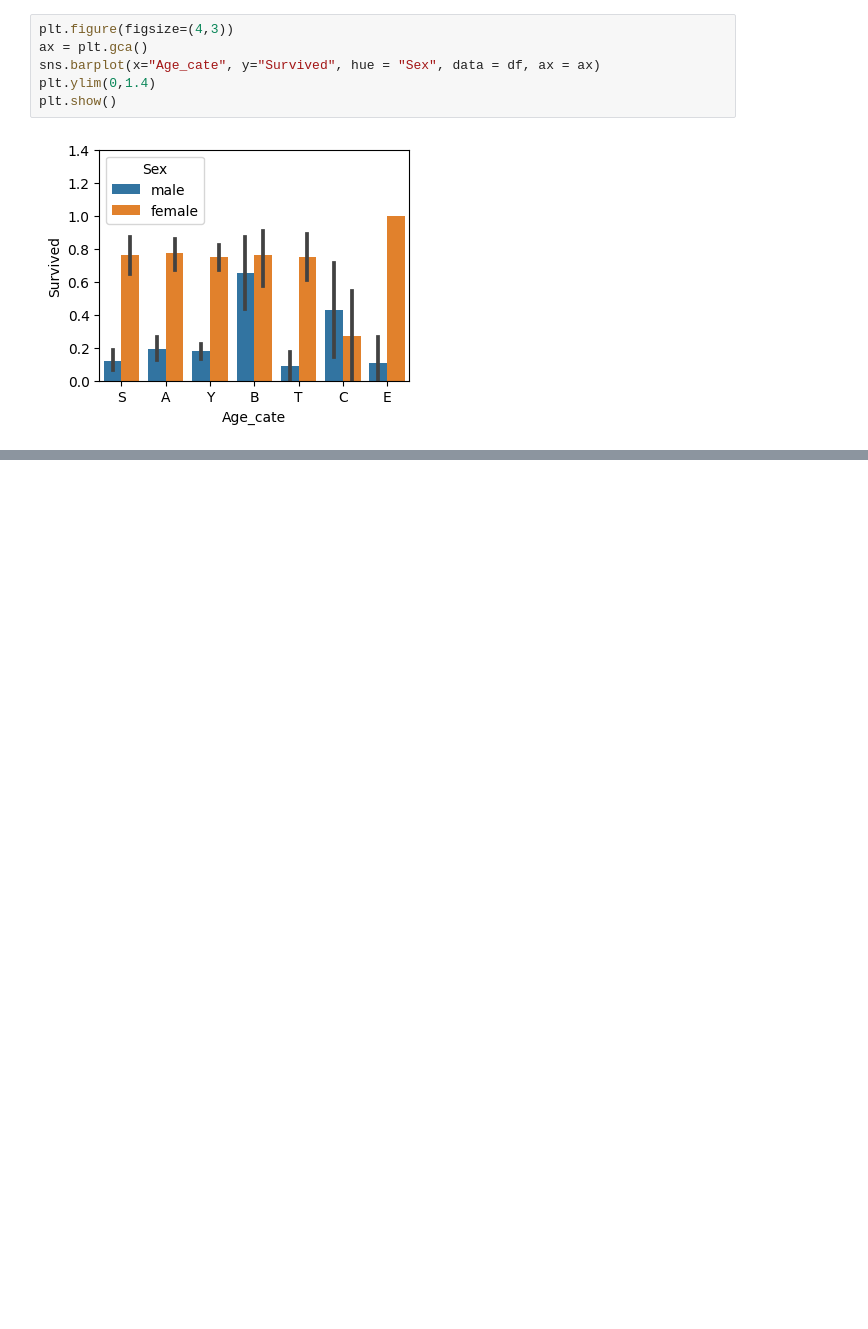
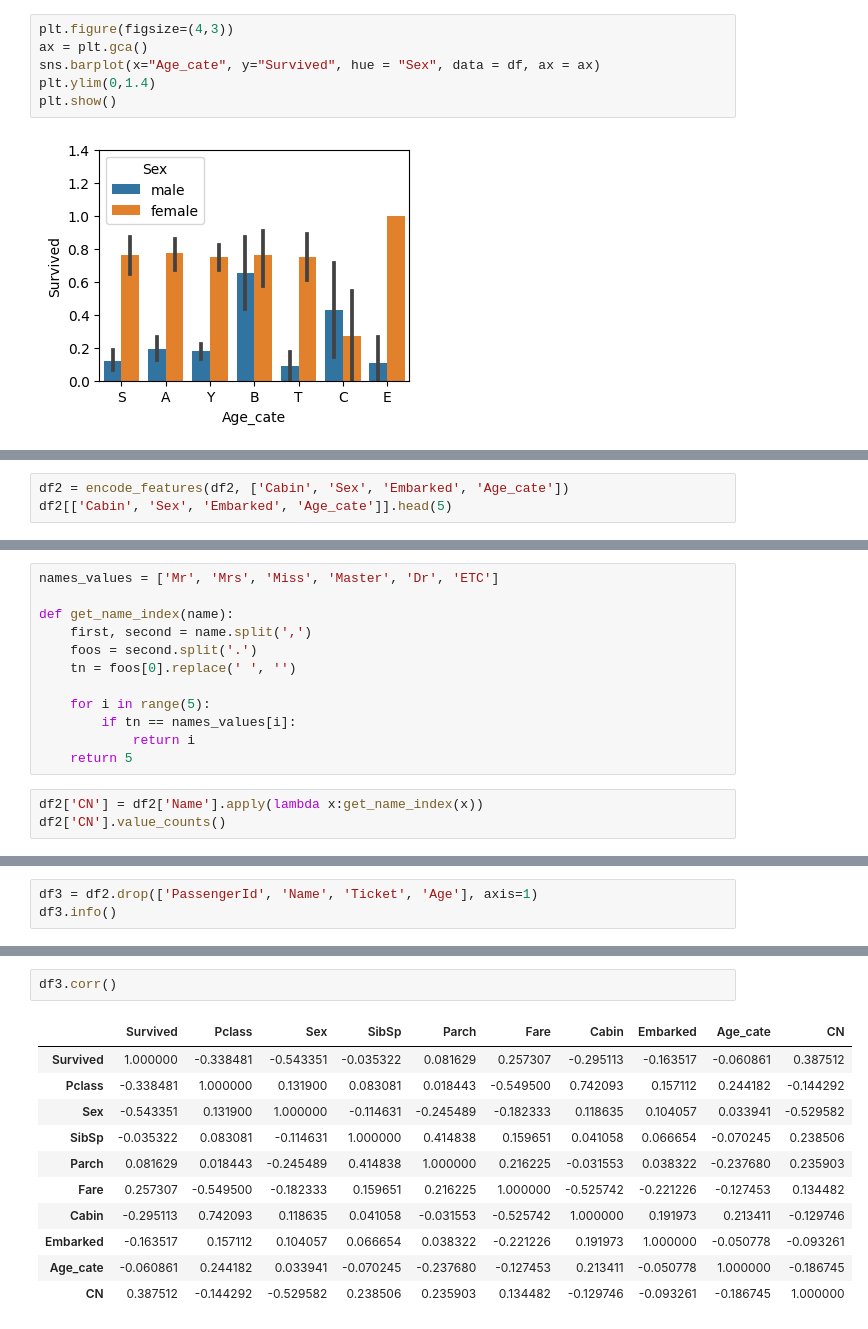
Before and after one commit to SCUTUM98/MachineLearning_Class, a Jupyter notebook: 0614_데이터전처리.ipynb, the cells around one changed output, grey strips where cells are left out. Saved outputs shown, nothing was run; the diff lists cells and outputs as text; blank space fills up the shorter version.

```diff
--- a/0614_데이터전처리.ipynb
+++ b/0614_데이터전처리.ipynb
@@ -276,0 +290,3 @@ plt.show()
+# %%
+df2 = encode_features(df2, ['Cabin', 'Sex', 'Embarked', 'Age_cate'])
+df2[['Cabin', 'Sex', 'Embarked', 'Age_cate']].head(5)
@@ -276,0 +300,15 @@ plt.show()
+# %%
+names_values = ['Mr', 'Mrs', 'Miss', 'Master', 'Dr', 'ETC']
+
+def get_name_index(name):
+    first, second = name.split(',')
+    foos = second.split('.')
+    tn = foos[0].replace(' ', '')
+
+    for i in range(5):
+        if tn == names_values[i]:
+            return i
+    return 5
+# %%
+df2['CN'] = df2['Name'].apply(lambda x:get_name_index(x))
+df2['CN'].value_counts()
@@ -276,0 +324,3 @@ plt.show()
+# %%
+df3 = df2.drop(['PassengerId', 'Name', 'Ticket', 'Age'], axis=1)
+df3.info()
@@ -276,0 +359,14 @@ plt.show()
+# %%
+df3.corr()
+# %% [output]
+|  | Survived | Pclass | Sex | SibSp | Parch | Fare | Cabin | Embarked | Age_cate | CN |
+| Survived | 1.000000 | -0.338481 | -0.543351 | -0.035322 | 0.081629 | 0.257307 | -0.295113 | -0.163517 | -0.060861 | 0.387512 |
+| Pclass | -0.338481 | 1.000000 | 0.131900 | 0.083081 | 0.018443 | -0.549500 | 0.742093 | 0.157112 | 0.244182 | -0.144292 |
+| Sex | -0.543351 | 0.131900 | 1.000000 | -0.114631 | -0.245489 | -0.182333 | 0.118635 | 0.104057 | 0.033941 | -0.529582 |
+| SibSp | -0.035322 | 0.083081 | -0.114631 | 1.000000 | 0.414838 | 0.159651 | 0.041058 | 0.066654 | -0.070245 | 0.238506 |
+| Parch | 0.081629 | 0.018443 | -0.245489 | 0.414838 | 1.000000 | 0.216225 | -0.031553 | 0.038322 | -0.237680 | 0.235903 |
+| Fare | 0.257307 | -0.549500 | -0.182333 | 0.159651 | 0.216225 | 1.000000 | -0.525742 | -0.221226 | -0.127453 | 0.134482 |
+| Cabin | -0.295113 | 0.742093 | 0.118635 | 0.041058 | -0.031553 | -0.525742 | 1.000000 | 0.191973 | 0.213411 | -0.129746 |
+| Embarked | -0.163517 | 0.157112 | 0.104057 | 0.066654 | 0.038322 | -0.221226 | 0.191973 | 1.000000 | -0.050778 | -0.093261 |
+| Age_cate | -0.060861 | 0.244182 | 0.033941 | -0.070245 | -0.237680 | -0.127453 | 0.213411 | -0.050778 | 1.000000 | -0.186745 |
+| CN | 0.387512 | -0.144292 | -0.529582 | 0.238506 | 0.235903 | 0.134482 | -0.129746 | -0.093261 | -0.186745 | 1.000000 |
```
Also changed, not shown: parts of 13 cells of this notebook.
